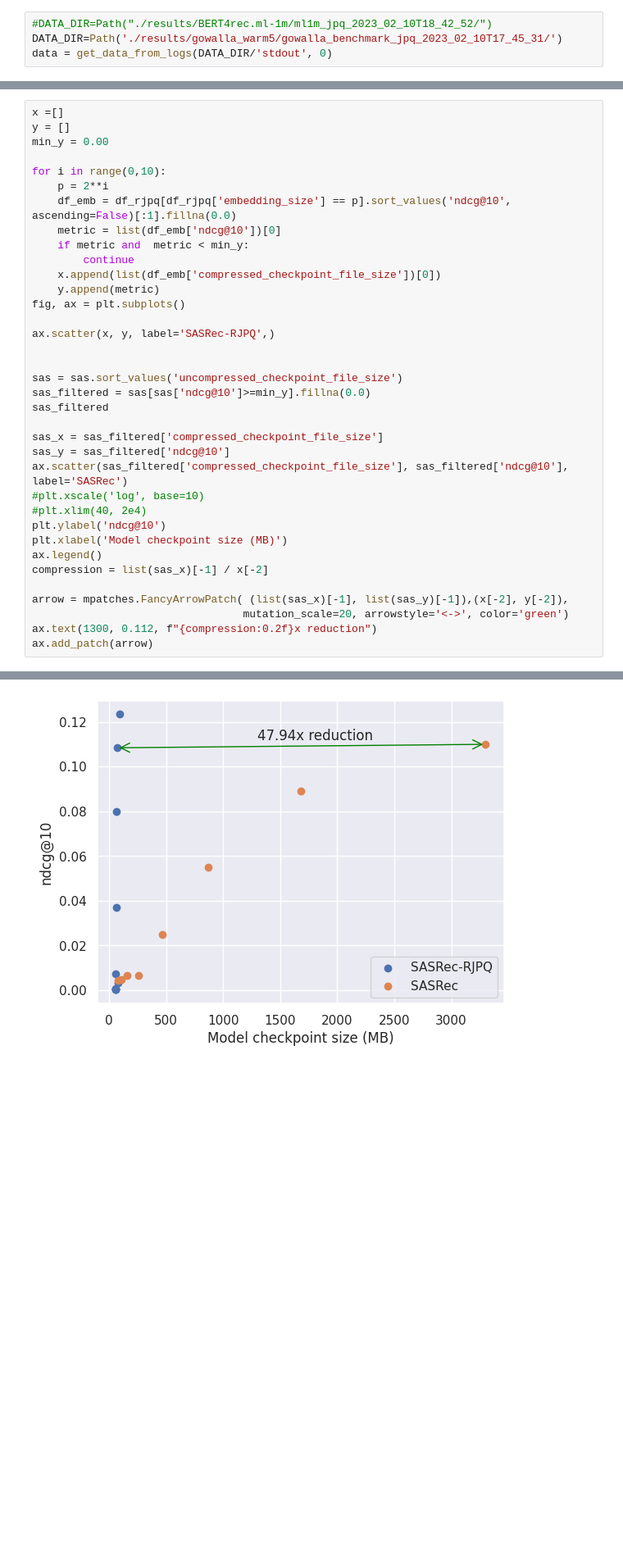
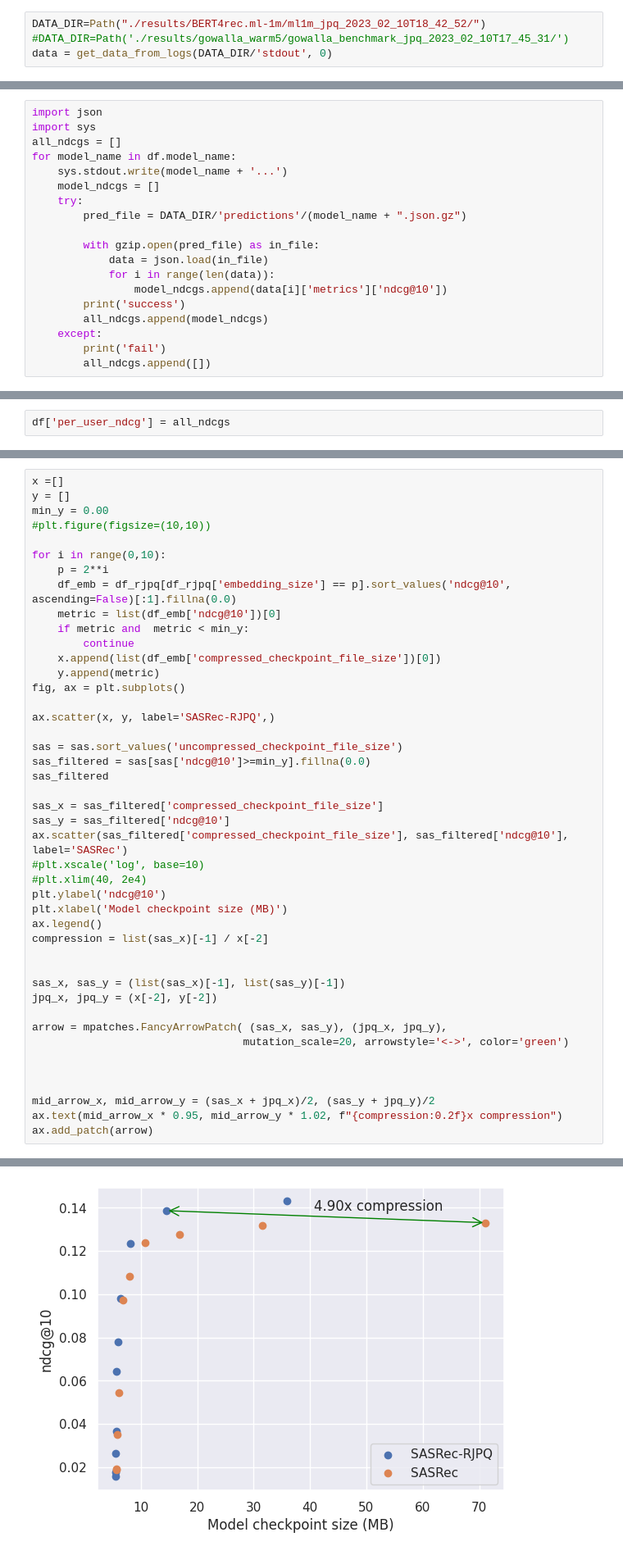
Before and after one commit to asash/gptrec_rl, a Jupyter notebook: evaluation/sas-rjpq-analysis.ipynb, the cells around one changed output, grey strips where cells are left out. Shown: that part at 82% size. Cells and saved outputs as stored; diff of their text form; blank space fills up the shorter version.

```diff
--- a/evaluation/sas-rjpq-analysis.ipynb
+++ b/evaluation/sas-rjpq-analysis.ipynb
@@ -8,8 +9,8 @@ from pathlib import Path
 import gzip
 sns.set()
 # %%
-#DATA_DIR=Path("./results/BERT4rec.ml-1m/ml1m_jpq_2023_02_10T18_42_52/")
-DATA_DIR=Path('./results/gowalla_warm5/gowalla_benchmark_jpq_2023_02_10T17_45_31/')
+DATA_DIR=Path("./results/BERT4rec.ml-1m/ml1m_jpq_2023_02_10T18_42_52/")
+#DATA_DIR=Path('./results/gowalla_warm5/gowalla_benchmark_jpq_2023_02_10T17_45_31/')
 data = get_data_from_logs(DATA_DIR/'stdout', 0)
 # %%
 import pandas as pd
@@ -40,3 +41,22 @@ def get_uncompressed_size(model_name):
     return len(data) / (1024*1024)
 
 df['uncompressed_checkpoint_file_size'] = df.model_name.apply(lambda x: get_uncompressed_size(x))
+# %%
+import json
+import sys
+all_ndcgs = []
+for model_name in df.model_name:
+    sys.stdout.write(model_name + '...')
+    model_ndcgs = []
+    try:
+        pred_file = DATA_DIR/'predictions'/(model_name + ".json.gz")
+
+        with gzip.open(pred_file) as in_file:
+            data = json.load(in_file)
+            for i in range(len(data)):
+                model_ndcgs.append(data[i]['metrics']['ndcg@10'])
+        print('success')
+        all_ndcgs.append(model_ndcgs)
+    except:
+        print('fail')
+        all_ndcgs.append([])
@@ -42,0 +81,2 @@ df['uncompressed_checkpoint_file_size'] = df.model_name.apply(lambda x: get_unco
+# %%
+df['per_user_ndcg'] = all_ndcgs
@@ -84,38 +126,46 @@ Text(153.75, 0.5, 'Embedding Size')
 x =[]
 y = []
 min_y = 0.00
+#plt.figure(figsize=(10,10))
 
 for i in range(0,10):
     p = 2**i
     df_emb = df_rjpq[df_rjpq['embedding_size'] == p].sort_values('ndcg@10', ascending=False)[:1].fillna(0.0)
     metric = list(df_emb['ndcg@10'])[0]
     if metric and  metric < min_y:
         continue
     x.append(list(df_emb['compressed_checkpoint_file_size'])[0])
     y.append(metric)
 fig, ax = plt.subplots()
 
 ax.scatter(x, y, label='SASRec-RJPQ',)
-
 
 sas = sas.sort_values('uncompressed_checkpoint_file_size')
 sas_filtered = sas[sas['ndcg@10']>=min_y].fillna(0.0)
 sas_filtered
 
 sas_x = sas_filtered['compressed_checkpoint_file_size']
 sas_y = sas_filtered['ndcg@10']
 ax.scatter(sas_filtered['compressed_checkpoint_file_size'], sas_filtered['ndcg@10'], label='SASRec')
 #plt.xscale('log', base=10)
 #plt.xlim(40, 2e4)
 plt.ylabel('ndcg@10')
 plt.xlabel('Model checkpoint size (MB)')
 ax.legend()
 compression = list(sas_x)[-1] / x[-2]
 
-arrow = mpatches.FancyArrowPatch( (list(sas_x)[-1], list(sas_y)[-1]),(x[-2], y[-2]),
+
+sas_x, sas_y = (list(sas_x)[-1], list(sas_y)[-1])
+jpq_x, jpq_y = (x[-2], y[-2])
+
+arrow = mpatches.FancyArrowPatch( (sas_x, sas_y), (jpq_x, jpq_y),
                                  mutation_scale=20, arrowstyle='<->', color='green')
-ax.text(1300, 0.112, f"{compression:0.2f}x reduction")
+
+
+
+mid_arrow_x, mid_arrow_y = (sas_x + jpq_x)/2, (sas_y + jpq_y)/2
+ax.text(mid_arrow_x * 0.95, mid_arrow_y * 1.02, f"{compression:0.2f}x compression")
 ax.add_patch(arrow)
 # %% [output]
 <matplotlib.patches.FancyArrowPatch at 0x...>
-[figure, old version]
+[figure, new version]
```
Also changed, not shown: parts of 10 cells of this notebook, 1 other file.
